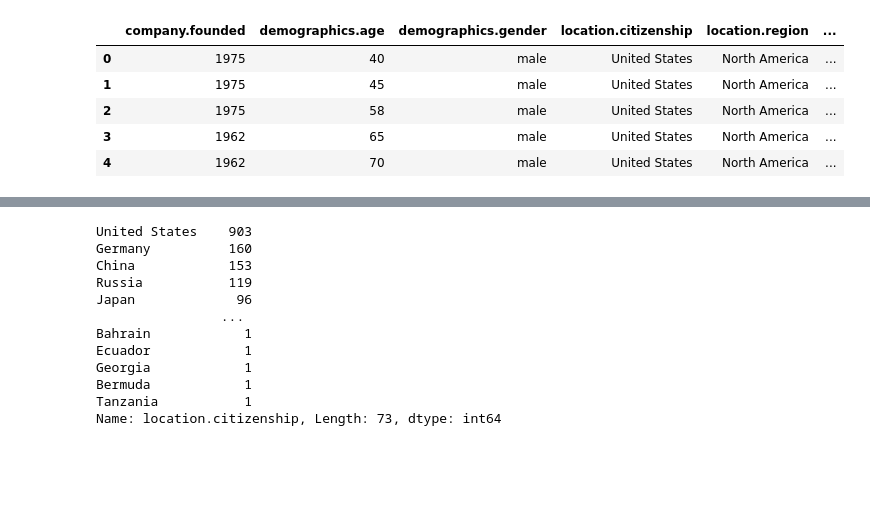
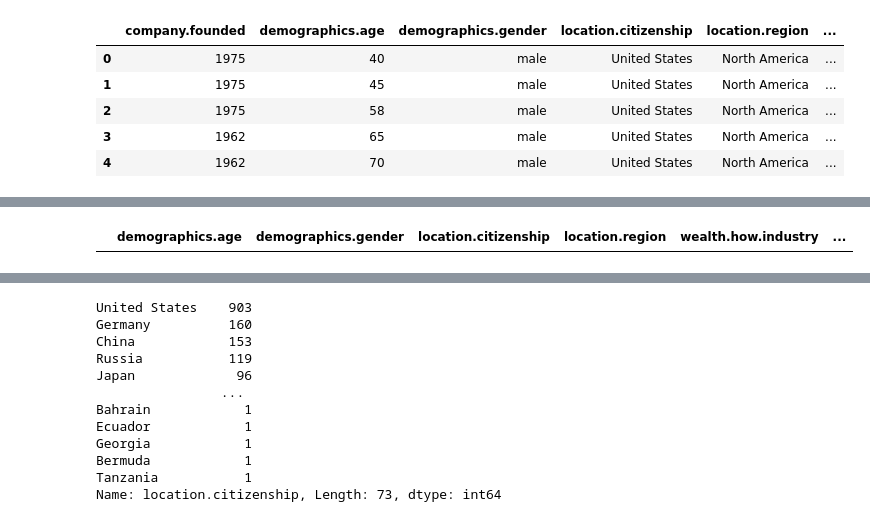
Before and after one commit to SarahMason2015/Billionaires, a Jupyter notebook: BillionairesData.ipynb, the cells around one changed output, grey strips where cells are left out. Cells and saved outputs as stored; diff of their text form; code cells hidden in the pictures; blank space fills up the shorter version.

```diff
--- a/BillionairesData.ipynb
+++ b/BillionairesData.ipynb
@@ -27,6 +27,11 @@ billion_df.head(5)
 | 2 | 58 | male | United States | North America | Technology-Computer | ... |
 | 3 | 65 | male | United States | North America | Consumer | ... |
 | 4 | 70 | male | United States | North America | Consumer | ... |
+# %%
+zero = billion_df.loc[billion_df['location.region'] == 0]
+zero
+# %% [output]
+|  | demographics.age | demographics.gender | location.citizenship | location.region | wealth.how.industry | ... |
 # %%
 billion_df.nunique()
 # %% [output]
```
Also changed, not shown: parts of 10 cells of this notebook.
